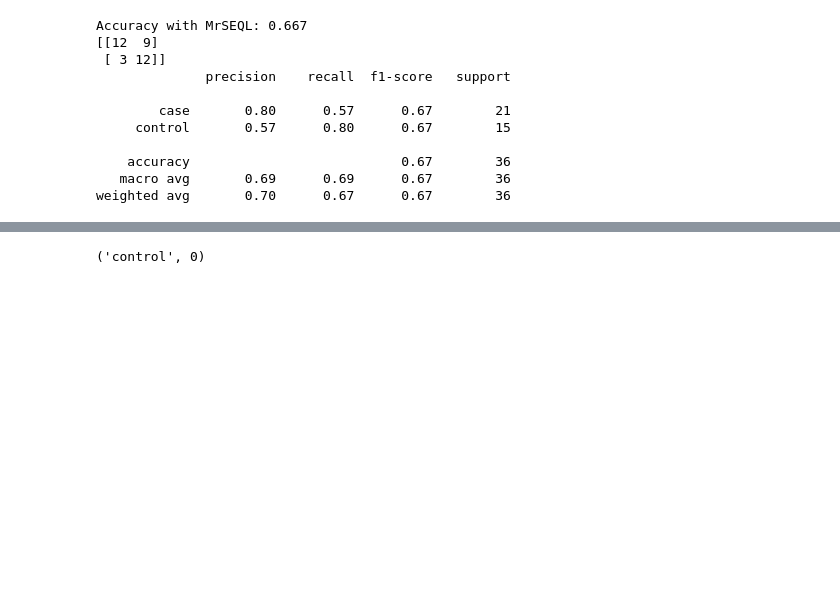
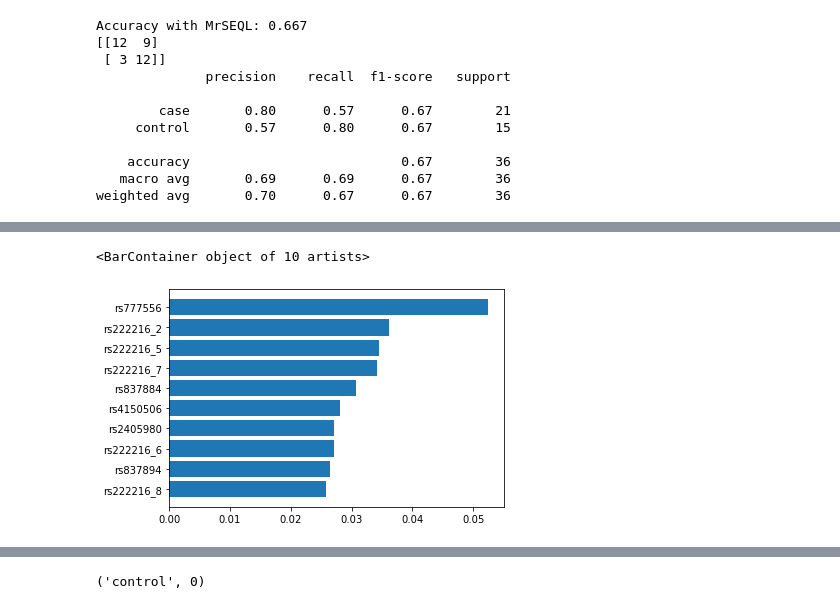
Before and after one commit to EannaCurran/FYP-Time-Series-Classification-For-GWAS-Data, a Jupyter notebook: FPY_SimpleSNP.ipynb, the cells around one changed output, grey strips where cells are left out. Saved outputs shown, nothing was run; the diff lists cells and outputs as text; code cells hidden in the pictures; blank space fills up the shorter version.

Commit message:
Sanity checking and investigating random forest SNPs of interest

```diff
--- a/FPY_SimpleSNP.ipynb
+++ b/FPY_SimpleSNP.ipynb
@@ -467,3 +448,12 @@ weighted avg       0.70      0.67      0.67        36
+# %%
+# Plotting features that random forest classifier found important for singal length 10
+
+rf =  pd.DataFrame({"featrue": idf.columns, "importance":rfc.feature_importances_})
+sorted_idx = rfc.feature_importances_.argsort()
+plt.barh(idf.columns[sorted_idx[-10:]], rfc.feature_importances_[sorted_idx[-10:]])
+# %% [output]
+<BarContainer object of 10 artists>
+[figure, added]
 # %%
 # Plotting change in accuracy for increased signal length for Knn
 
```
Also changed, not shown: parts of 18 cells of this notebook.
